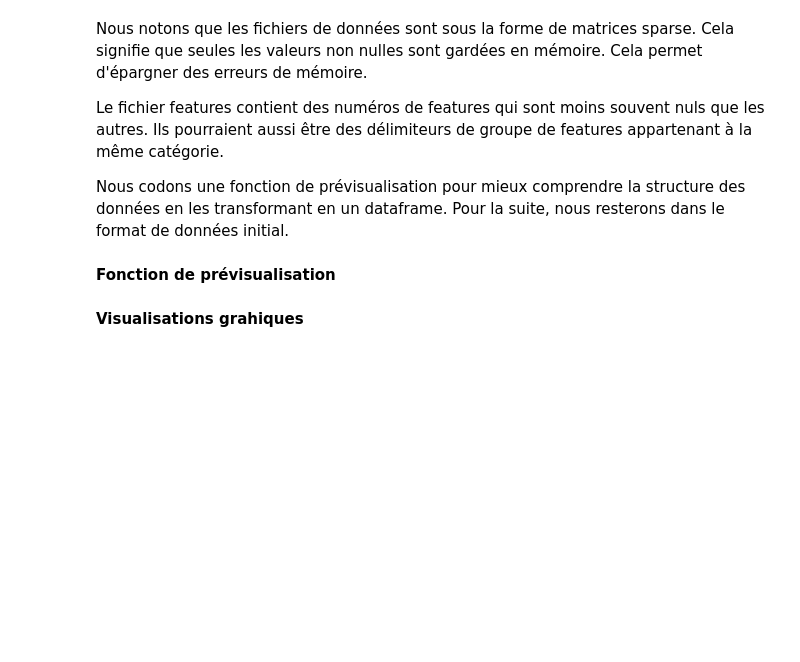
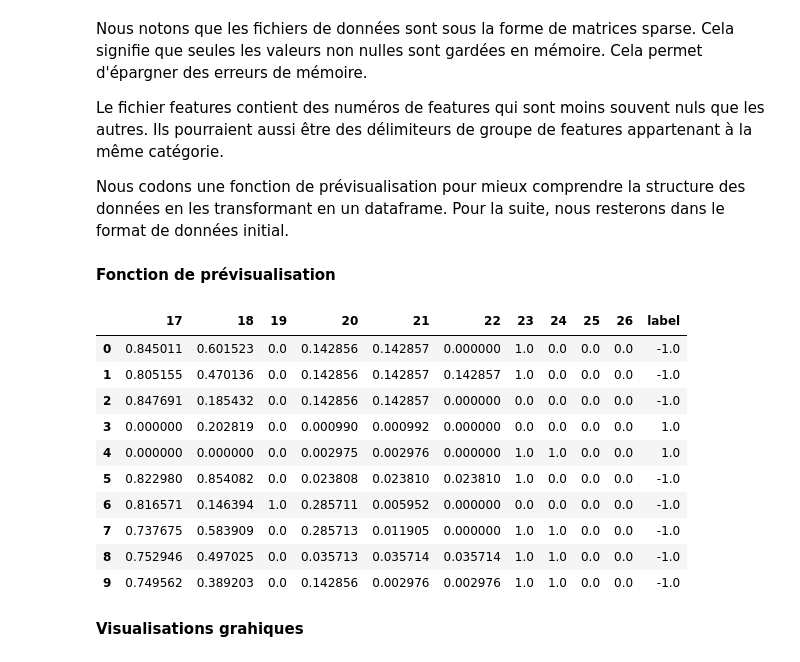
Before and after one commit to adrienmanciet-sys/darkurl-detection, a Jupyter notebook: darkurl.ipynb, the cells around one changed output. Drawn from its saved outputs; the diff is of its cells as text; code cells hidden in the pictures; blank space fills up the shorter version.

```diff
--- a/darkurl.ipynb
+++ b/darkurl.ipynb
@@ -27,34 +27,46 @@ nous resterons dans le format de données initial.
 # %%
 from sklearn.datasets import load_svmlight_file
 import pandas as pd
 import numpy as np
 import matplotlib.pyplot as plt
 
 def preview_data(day, nb_lines, nb_cols, random = True):
     # Si random est laissé tel quel, une valeur au hasard
     # est prise pour la première ligne et la première colonne à afficher
 
     path =f"url_svmlight/url_svmlight/Day{day}.svm"
     X, y = load_svmlight_file(path)
 
     if random == True:
         start_line = np.random.randint(0, len(y)-nb_lines)
         start_col = np.random.randint(0,X.shape[1])
     else :
         start_line = int(input("Première ligne à afficher : "))
         start_col = int(input("Première colonne à afficher : "))
 
     label_list = []
     for i in range(start_col, start_col+nb_cols):
         label_list.append(i)
 
     X_df = pd.DataFrame(X[start_line: start_line+nb_lines, start_col: start_col+nb_cols].toarray(), columns=label_list)
     y_df = pd.DataFrame(y[start_line: start_line+nb_lines], columns=['label'])
 
     data = pd.concat([X_df, y_df], axis=1)
     return data
 
-# preview_data(17, 10, 10, random=False)
+preview_data(17, 10, 10, random=False)
+# %% [output]
+|  | 17 | 18 | 19 | 20 | 21 | 22 | 23 | 24 | 25 | 26 | label |
+| 0 | 0.845011 | 0.601523 | 0.0 | 0.142856 | 0.142857 | 0.000000 | 1.0 | 0.0 | 0.0 | 0.0 | -1.0 |
+| 1 | 0.805155 | 0.470136 | 0.0 | 0.142856 | 0.142857 | 0.142857 | 1.0 | 0.0 | 0.0 | 0.0 | -1.0 |
+| 2 | 0.847691 | 0.185432 | 0.0 | 0.142856 | 0.142857 | 0.000000 | 0.0 | 0.0 | 0.0 | 0.0 | -1.0 |
+| 3 | 0.000000 | 0.202819 | 0.0 | 0.000990 | 0.000992 | 0.000000 | 0.0 | 0.0 | 0.0 | 0.0 | 1.0 |
+| 4 | 0.000000 | 0.000000 | 0.0 | 0.002975 | 0.002976 | 0.000000 | 1.0 | 1.0 | 0.0 | 0.0 | 1.0 |
+| 5 | 0.822980 | 0.854082 | 0.0 | 0.023808 | 0.023810 | 0.023810 | 1.0 | 0.0 | 0.0 | 0.0 | -1.0 |
+| 6 | 0.816571 | 0.146394 | 1.0 | 0.285711 | 0.005952 | 0.000000 | 0.0 | 0.0 | 0.0 | 0.0 | -1.0 |
+| 7 | 0.737675 | 0.583909 | 0.0 | 0.285713 | 0.011905 | 0.000000 | 1.0 | 1.0 | 0.0 | 0.0 | -1.0 |
+| 8 | 0.752946 | 0.497025 | 0.0 | 0.035713 | 0.035714 | 0.035714 | 1.0 | 1.0 | 0.0 | 0.0 | -1.0 |
+| 9 | 0.749562 | 0.389203 | 0.0 | 0.142856 | 0.002976 | 0.002976 | 1.0 | 1.0 | 0.0 | 0.0 | -1.0 |
 # %% [markdown]
 **Visualisations grahiques**
 # %%
```
Also changed, not shown: parts of 6 cells of this notebook.
